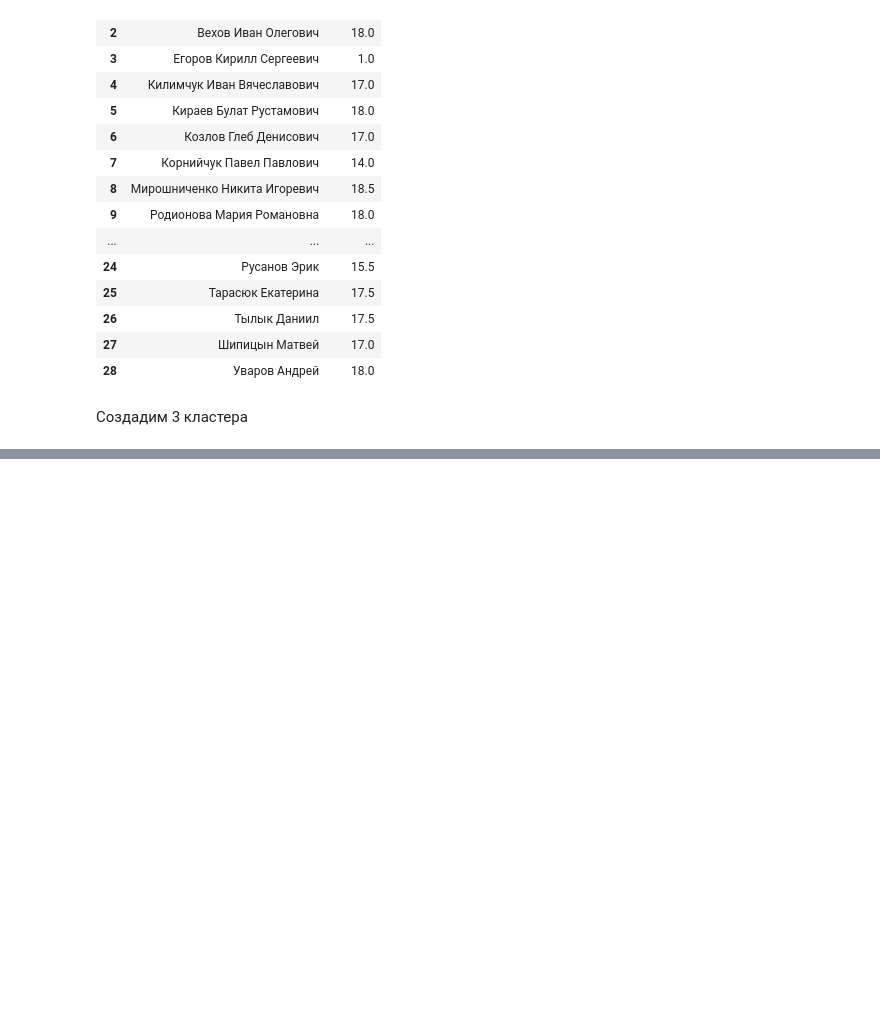
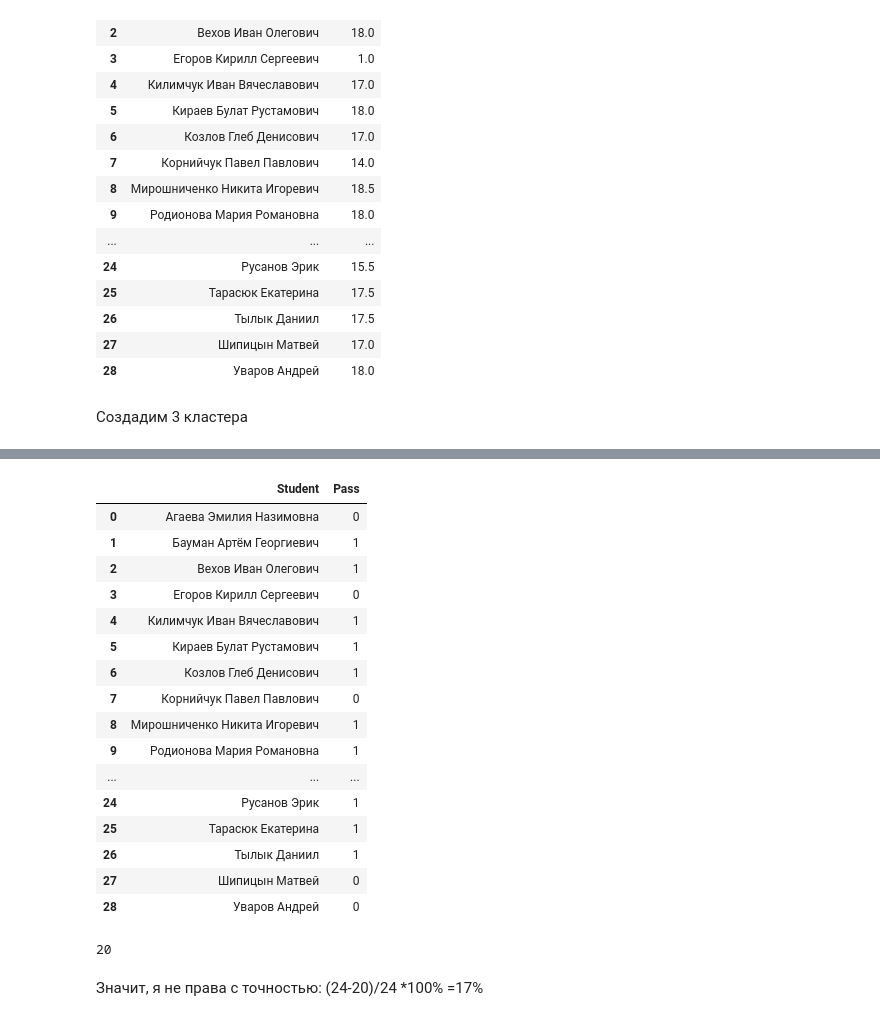
Before and after one commit to Ma-sh-a/Statprak, a Jupyter notebook: зачет.ipynb, the cells around one changed output, grey strips where cells are left out. Cells and saved outputs as stored; diff of their text form; code cells hidden in the pictures; blank space fills up the shorter version.

```diff
--- a/зачет.ipynb
+++ b/зачет.ipynb
@@ -117,0 +121,30 @@ print(all_data.loc[:,['Student','Summa','cluster']].sort_values('Summa'))
+# %%
+# Загрузите данные из CSV файла
+
+data = pd.read_csv('/content/drive/My Drive/r.csv')
+data
+# %% [output]
+|  | Student | Pass |
+| 0 | Агаева Эмилия Назимовна | 0 |
+| 1 | Бауман Артём Георгиевич | 1 |
+| 2 | Вехов Иван Олегович | 1 |
+| 3 | Егоров Кирилл Сергеевич | 0 |
+| 4 | Килимчук Иван Вячеславович | 1 |
+| 5 | Кираев Булат Рустамович | 1 |
+| 6 | Козлов Глеб Денисович | 1 |
+| 7 | Корнийчук Павел Павлович | 0 |
+| 8 | Мирошниченко Никита Игоревич | 1 |
+| 9 | Родионова Мария Романовна | 1 |
+| ... | ... | ... |
+| 24 | Русанов Эрик | 1 |
+| 25 | Тарасюк Екатерина | 1 |
+| 26 | Тылык Даниил | 1 |
+| 27 | Шипицын Матвей | 0 |
+| 28 | Уваров Андрей | 0 |
+# %%
+sum = data['Pass'].sum()
+print(sum)
+# %% [output]
+20
+# %% [markdown]
+Значит, я не права с точностью: (24-20)/24 *100% =17%
```
Also changed, not shown: parts of 1 cell of this notebook, 2 other files.
